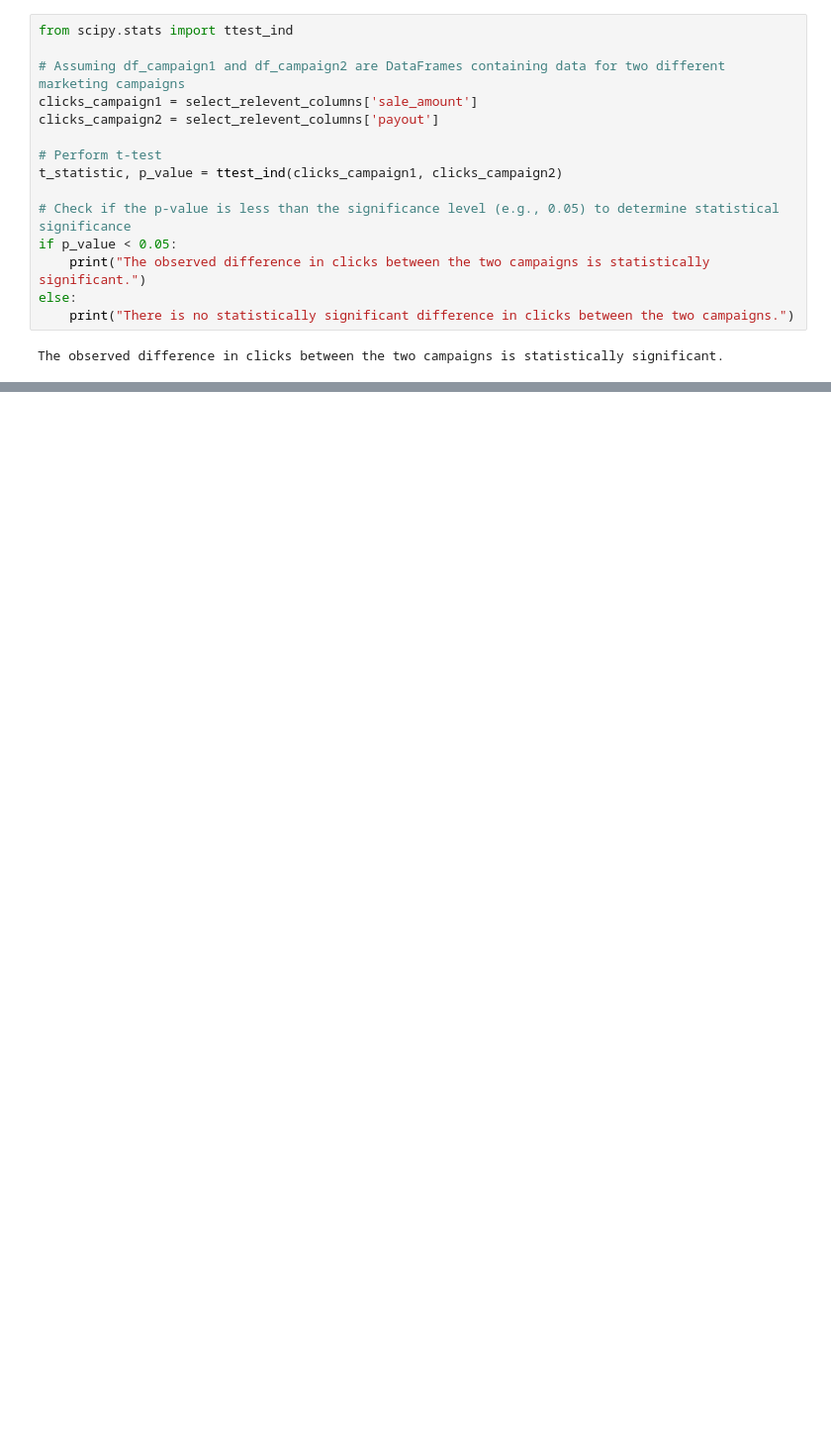
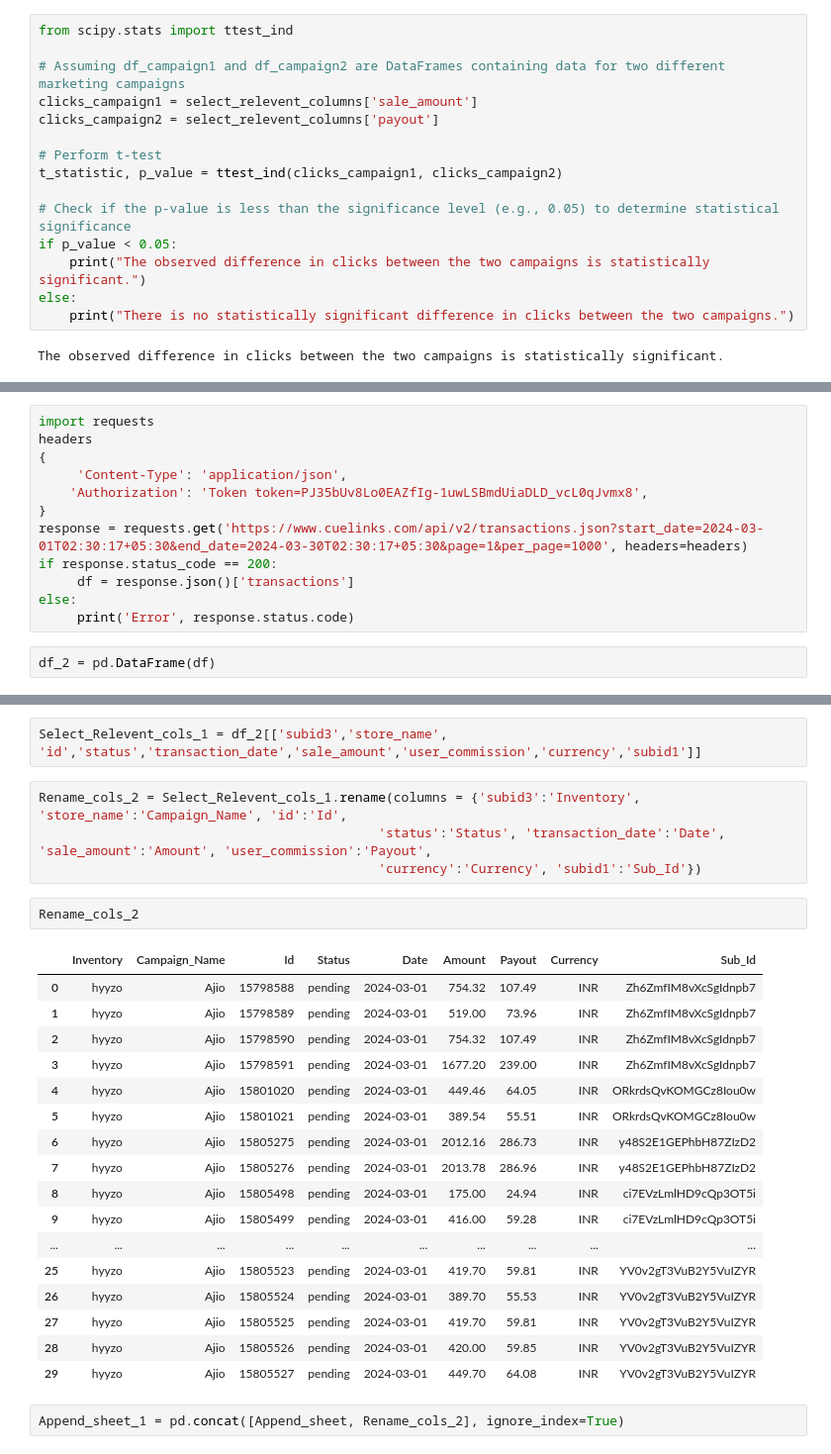
Before and after one commit to Maruf-Ahmad-khan/Data-Structure-And-Pandas-Leet-Code-solution-And-Regular-Expressions-in-Python, a Jupyter notebook: Data Structure with python/How to fetch data from api.ipynb, the cells around one changed output, grey strips where cells are left out. Shown at 99% size. Cells and saved outputs as stored; diff of their text form; blank space fills up the shorter version.

```diff
--- a/Data Structure with python/How to fetch data from api.ipynb
+++ b/Data Structure with python/How to fetch data from api.ipynb
@@ -381,0 +500,14 @@ The observed difference in clicks between the two campaigns is statistically sig
+# %%
+import requests
+headers
+{
+     'Content-Type': 'application/json',
+    'Authorization': 'Token token=PJ35bUv8Lo0EAZfIg-1uwLSBmdUiaDLD_vcL0qJvmx8',
+}
+response = requests.get('https://www.cuelinks.com/api/v2/transactions.json?start_date=2024-03-01T02:30:17+05:30&end_date=2024-03-30T02:30:17+05:30&page=1&per_page=1000', headers=headers)
+if response.status_code == 200:
+     df = response.json()['transactions']
+else:
+     print('Error', response.status.code)
+# %%
+df_2 = pd.DataFrame(df)
@@ -381,0 +523,28 @@ The observed difference in clicks between the two campaigns is statistically sig
+# %%
+Select_Relevent_cols_1 = df_2[['subid3','store_name', 'id','status','transaction_date','sale_amount','user_commission','currency','subid1']]
+# %%
+Rename_cols_2 = Select_Relevent_cols_1.rename(columns = {'subid3':'Inventory', 'store_name':'Campaign_Name', 'id':'Id',
+                                            'status':'Status', 'transaction_date':'Date', 'sale_amount':'Amount', 'user_commission':'Payout',
+                                            'currency':'Currency', 'subid1':'Sub_Id'})
+# %%
+Rename_cols_2
+# %% [output]
+|  | Inventory | Campaign_Name | Id | Status | Date | Amount | Payout | Currency | Sub_Id |
+| 0 | hyyzo | Ajio | 15798588 | pending | 2024-03-01 | 754.32 | 107.49 | INR | Zh6ZmfIM8vXcSgIdnpb7 |
+| 1 | hyyzo | Ajio | 15798589 | pending | 2024-03-01 | 519.00 | 73.96 | INR | Zh6ZmfIM8vXcSgIdnpb7 |
+| 2 | hyyzo | Ajio | 15798590 | pending | 2024-03-01 | 754.32 | 107.49 | INR | Zh6ZmfIM8vXcSgIdnpb7 |
+| 3 | hyyzo | Ajio | 15798591 | pending | 2024-03-01 | 1677.20 | 239.00 | INR | Zh6ZmfIM8vXcSgIdnpb7 |
+| 4 | hyyzo | Ajio | 15801020 | pending | 2024-03-01 | 449.46 | 64.05 | INR | ORkrdsQvKOMGCz8Iou0w |
+| 5 | hyyzo | Ajio | 15801021 | pending | 2024-03-01 | 389.54 | 55.51 | INR | ORkrdsQvKOMGCz8Iou0w |
+| 6 | hyyzo | Ajio | 15805275 | pending | 2024-03-01 | 2012.16 | 286.73 | INR | y48S2E1GEPhbH87ZIzD2 |
+| 7 | hyyzo | Ajio | 15805276 | pending | 2024-03-01 | 2013.78 | 286.96 | INR | y48S2E1GEPhbH87ZIzD2 |
+| 8 | hyyzo | Ajio | 15805498 | pending | 2024-03-01 | 175.00 | 24.94 | INR | ci7EVzLmlHD9cQp3OT5i |
+| 9 | hyyzo | Ajio | 15805499 | pending | 2024-03-01 | 416.00 | 59.28 | INR | ci7EVzLmlHD9cQp3OT5i |
+| ... | ... | ... | ... | ... | ... | ... | ... | ... | ... |
+| 25 | hyyzo | Ajio | 15805523 | pending | 2024-03-01 | 419.70 | 59.81 | INR | YV0v2gT3VuB2Y5VuIZYR |
+| 26 | hyyzo | Ajio | 15805524 | pending | 2024-03-01 | 389.70 | 55.53 | INR | YV0v2gT3VuB2Y5VuIZYR |
+| 27 | hyyzo | Ajio | 15805525 | pending | 2024-03-01 | 419.70 | 59.81 | INR | YV0v2gT3VuB2Y5VuIZYR |
+| 28 | hyyzo | Ajio | 15805526 | pending | 2024-03-01 | 420.00 | 59.85 | INR | YV0v2gT3VuB2Y5VuIZYR |
+| 29 | hyyzo | Ajio | 15805527 | pending | 2024-03-01 | 449.70 | 64.08 | INR | YV0v2gT3VuB2Y5VuIZYR |
+# %%
+Append_sheet_1 = pd.concat([Append_sheet, Rename_cols_2], ignore_index=True)
```
Also changed, not shown: parts of 58 cells of this notebook, 8 other files.
